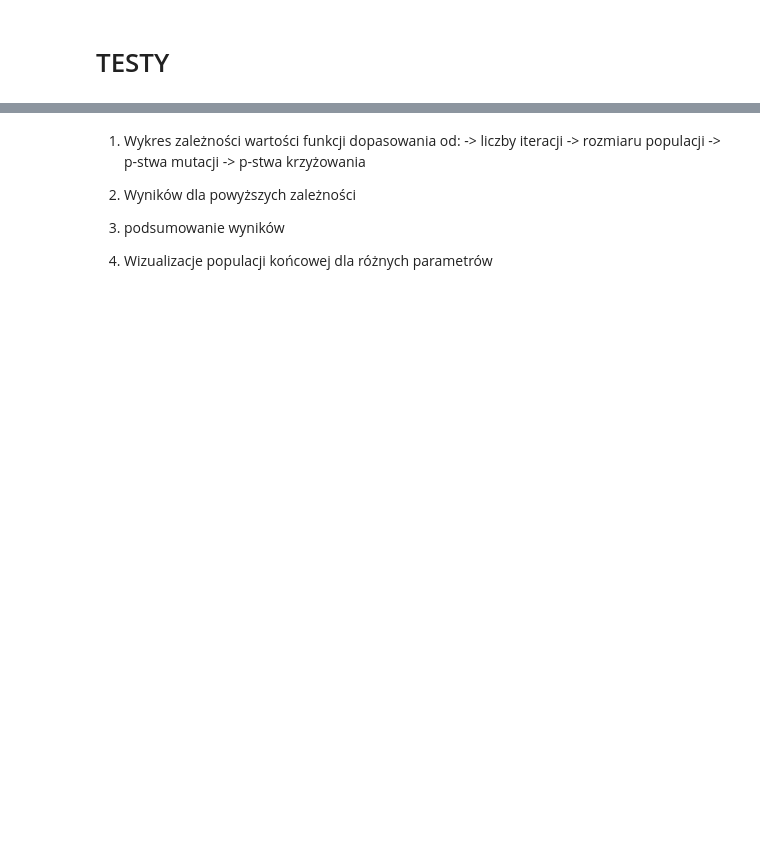
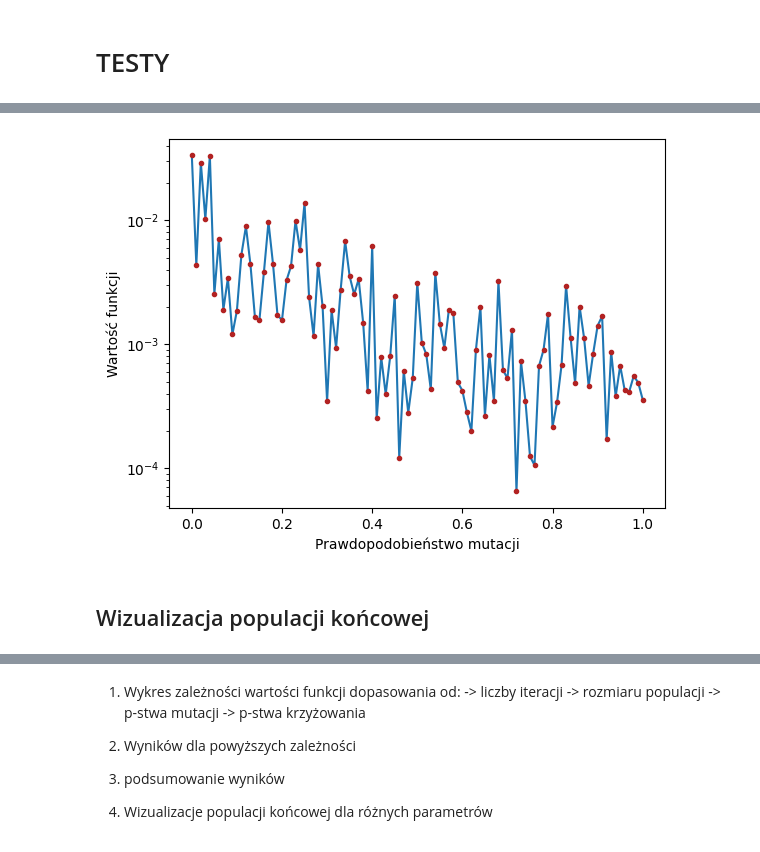
Before and after one commit to mwewior/introduction-to-ai, a Jupyter notebook: lab2/ewolucja.ipynb, the cells around one changed output, grey strips where cells are left out. Saved outputs shown, nothing was run; the diff lists cells and outputs as text; code cells hidden in the pictures; blank space fills up the shorter version.

```diff
--- a/lab2/ewolucja.ipynb
+++ b/lab2/ewolucja.ipynb
@@ -579,11 +596,3 @@ for _ in range(5):
         cur_mse.append(population.best_fitness().value())
     mutacje.append(cur_mut)
     mse_m.append(cur_mse)
-# %%
-mean_results_val_m = []
-for i in range(len(default_mutations)):
-    sum = 0
-    for t in range(5):
-        sum += mse_m[t][i]
-    mean_results_val_m.append(sum/5)
-results_m = [default_mutations, mean_results_val_m]
@@ -601,12 +606,4 @@ można pomyśleć nad zrobieniem np 5 tesdtów i uśrednić wyniki
 # %%
-testfun = Rastrigin(RAST_BOUNDS, DIMENSIONS)
-
-
-default_cross_prctg = []
-for i in range(101):
-    default_cross_prctg.append(i/100)
-krzyzowania = []
-mse_c = []
 
 for _ in range(5):
     cur_cro = []
@@ -646,3 +627,10 @@ plt.show()
+# %%
+mean_results_val_c = reuslt_maker(default_cross_prctg, mse_c)
+plot_results(default_cross_prctg, mean_results_val_c, 'Prawdopodobieństwo mutacji')
+# %% [output]
+[figure, added]
+# %% [markdown]
+## Wizualizacja populacji końcowej
 # %%
 pms = [0.1, 0.5, 0.9]
 pcs = [0.1, 0.5, 0.9]
```
Also changed, not shown: parts of 25 cells of this notebook.
